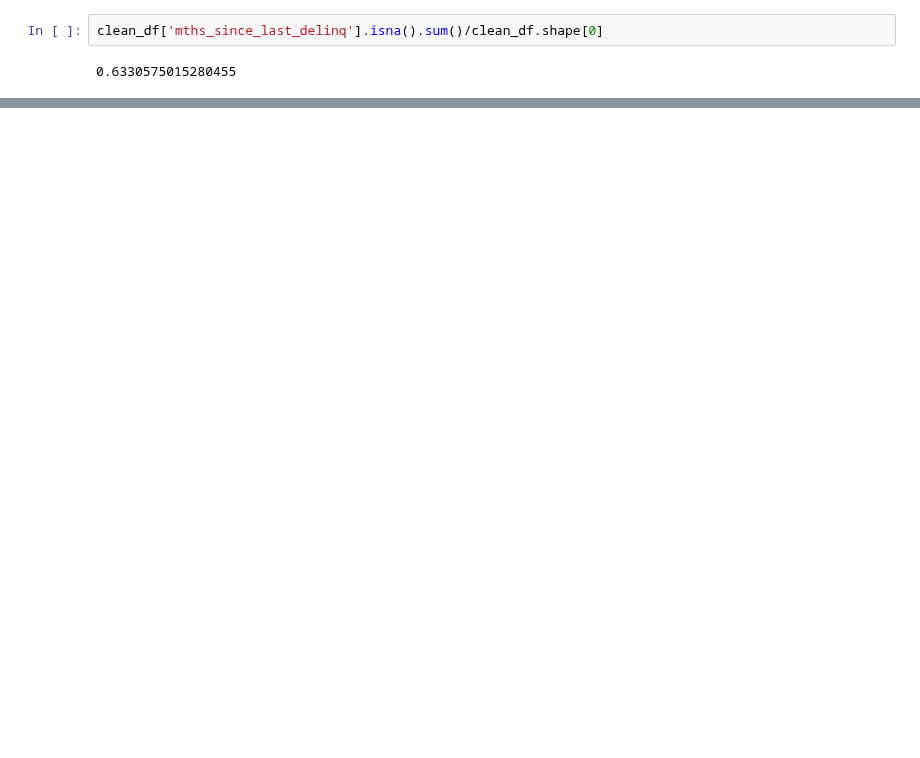
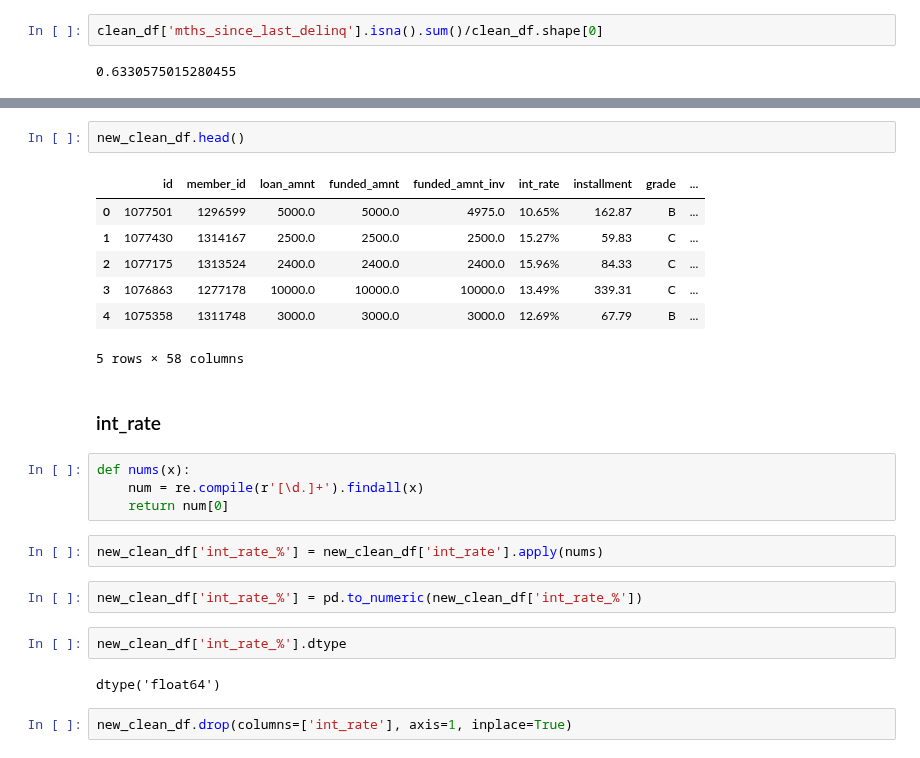
Before and after one commit to imvdharmesh/lending-market-club, a Jupyter notebook: lending_club_loans.ipynb, the cells around one changed output, grey strips where cells are left out. Drawn from its saved outputs; the diff is of its cells as text; blank space fills up the shorter version.

```diff
--- a/lending_club_loans.ipynb
+++ b/lending_club_loans.ipynb
@@ -324,0 +605,26 @@ clean_df
+# %%
+new_clean_df.head()
+# %% [output]
+|  | id | member_id | loan_amnt | funded_amnt | funded_amnt_inv | int_rate | installment | grade | ... |
+| 0 | 1077501 | 1296599 | 5000.0 | 5000.0 | 4975.0 | 10.65% | 162.87 | B | ... |
+| 1 | 1077430 | 1314167 | 2500.0 | 2500.0 | 2500.0 | 15.27% | 59.83 | C | ... |
+| 2 | 1077175 | 1313524 | 2400.0 | 2400.0 | 2400.0 | 15.96% | 84.33 | C | ... |
+| 3 | 1076863 | 1277178 | 10000.0 | 10000.0 | 10000.0 | 13.49% | 339.31 | C | ... |
+| 4 | 1075358 | 1311748 | 3000.0 | 3000.0 | 3000.0 | 12.69% | 67.79 | B | ... |
+5 rows × 58 columns
+# %% [markdown]
+### int_rate
+# %%
+def nums(x):
+    num = re.compile(r'[\d.]+').findall(x)
+    return num[0]
+# %%
+new_clean_df['int_rate_%'] = new_clean_df['int_rate'].apply(nums)
+# %%
+new_clean_df['int_rate_%'] = pd.to_numeric(new_clean_df['int_rate_%'])
+# %%
+new_clean_df['int_rate_%'].dtype
+# %% [output]
+dtype('float64')
+# %%
+new_clean_df.drop(columns=['int_rate'], axis=1, inplace=True)
```
Also changed, not shown: parts of 103 cells of this notebook.
